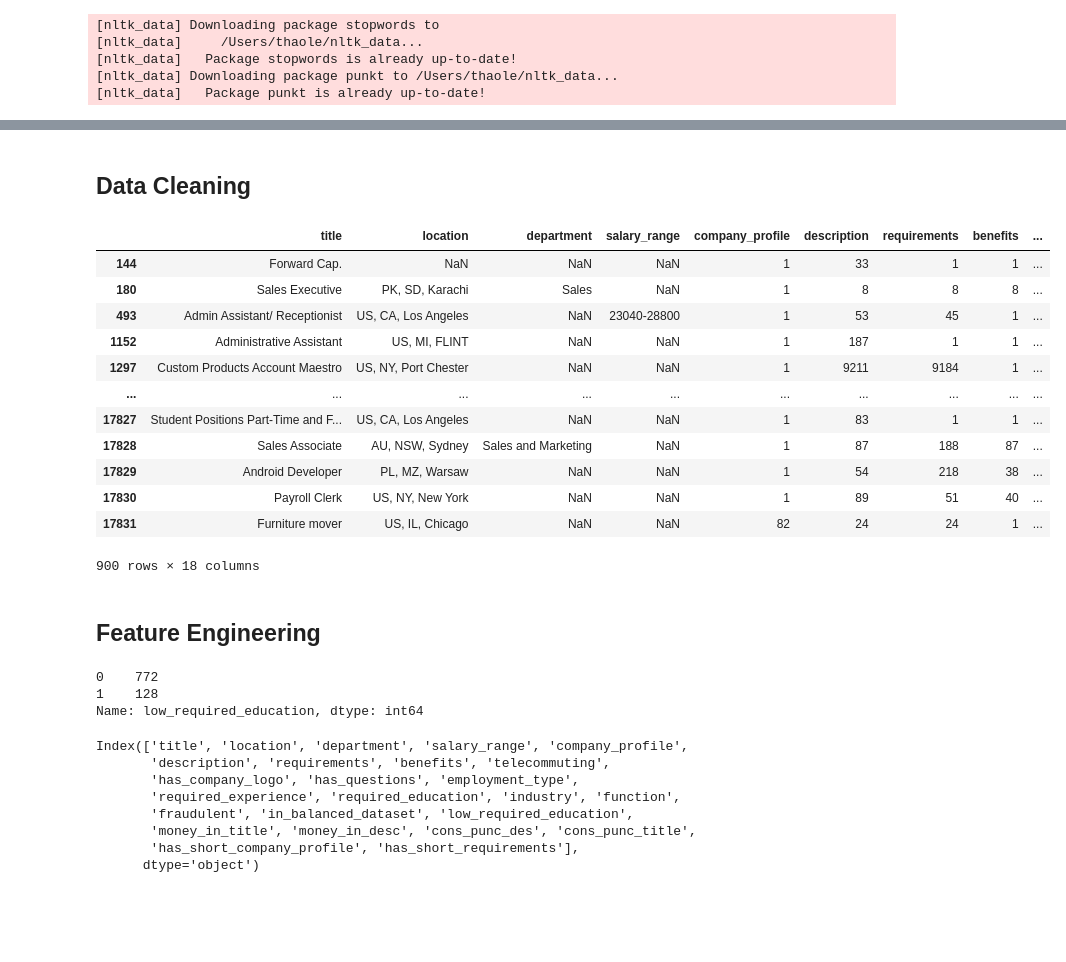
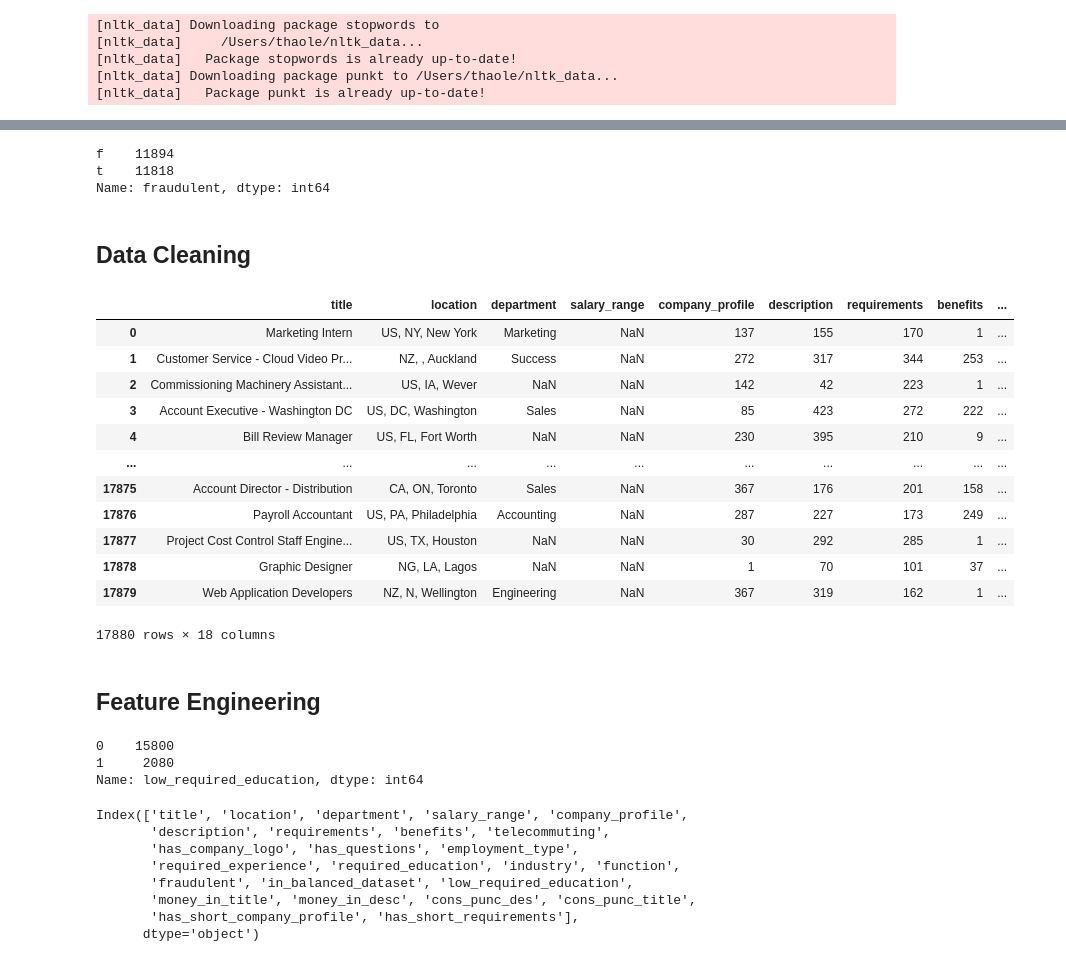
Before and after one commit to thaoyuh/Research_Hackathon, a Jupyter notebook: Data cleaning, Feature Engineering and Feature selection.ipynb, the cells around one changed output, grey strips where cells are left out. Saved outputs shown, nothing was run; the diff lists cells and outputs as text; code cells hidden in the pictures; blank space fills up the shorter version.

```diff
--- a/Data cleaning, Feature Engineering and Feature selection.ipynb
+++ b/Data cleaning, Feature Engineering and Feature selection.ipynb
@@ -43,3 +39,10 @@ balanced_data.to_csv('under_sampled_data.csv', index=False)
+# %%
+df_train_bal = over_sample(df_train)
+df_train_bal['fraudulent'].value_counts()
+# %% [output]
+f    11894
+t    11818
+Name: fraudulent, dtype: int64
 # %% [markdown]
 ## Data Cleaning
 # %%
@@ -79,22 +82,22 @@ def consecutive_punct(list1, list2):
         return 1
     return 0
 # %%
-balanced_data= clean_data(balanced_data)
-balanced_data
+cleaned_data= clean_data(raw_data)
+cleaned_data
 # %% [output]
 |  | title | location | department | salary_range | company_profile | description | requirements | benefits | ... |
-| 144 | Forward Cap. | NaN | NaN | NaN | 1 | 33 | 1 | 1 | ... |
-| 180 | Sales Executive | PK, SD, Karachi | Sales | NaN | 1 | 8 | 8 | 8 | ... |
-| 493 | Admin Assistant/ Receptionist | US, CA, Los Angeles | NaN | 23040-28800 | 1 | 53 | 45 | 1 | ... |
-| 1152 | Administrative Assistant | US, MI, FLINT | NaN | NaN | 1 | 187 | 1 | 1 | ... |
-| 1297 | Custom Products Account Maestro | US, NY, Port Chester | NaN | NaN | 1 | 9211 | 9184 | 1 | ... |
+| 0 | Marketing Intern | US, NY, New York | Marketing | NaN | 137 | 155 | 170 | 1 | ... |
+| 1 | Customer Service - Cloud Video Pr... | NZ, , Auckland | Success | NaN | 272 | 317 | 344 | 253 | ... |
+| 2 | Commissioning Machinery Assistant... | US, IA, Wever | NaN | NaN | 142 | 42 | 223 | 1 | ... |
+| 3 | Account Executive - Washington DC | US, DC, Washington | Sales | NaN | 85 | 423 | 272 | 222 | ... |
+| 4 | Bill Review Manager | US, FL, Fort Worth | NaN | NaN | 230 | 395 | 210 | 9 | ... |
 | ... | ... | ... | ... | ... | ... | ... | ... | ... | ... |
-| 17827 | Student Positions Part-Time and F... | US, CA, Los Angeles | NaN | NaN | 1 | 83 | 1 | 1 | ... |
-| 17828 | Sales Associate | AU, NSW, Sydney | Sales and Marketing | NaN | 1 | 87 | 188 | 87 | ... |
-| 17829 | Android Developer | PL, MZ, Warsaw | NaN | NaN | 1 | 54 | 218 | 38 | ... |
-| 17830 | Payroll Clerk | US, NY, New York | NaN | NaN | 1 | 89 | 51 | 40 | ... |
-| 17831 | Furniture mover | US, IL, Chicago | NaN | NaN | 82 | 24 | 24 | 1 | ... |
+| 17875 | Account Director - Distribution | CA, ON, Toronto | Sales | NaN | 367 | 176 | 201 | 158 | ... |
+| 17876 | Payroll Accountant | US, PA, Philadelphia | Accounting | NaN | 287 | 227 | 173 | 249 | ... |
+| 17877 | Project Cost Control Staff Engine... | US, TX, Houston | NaN | NaN | 30 | 292 | 285 | 1 | ... |
+| 17878 | Graphic Designer | NG, LA, Lagos | NaN | NaN | 1 | 70 | 101 | 37 | ... |
+| 17879 | Web Application Developers | NZ, N, Wellington | Engineering | NaN | 367 | 319 | 162 | 1 | ... |
-900 rows × 18 columns
+17880 rows × 18 columns
 # %% [markdown]
 ## Feature Engineering
 # %%
@@ -104,8 +107,8 @@ balanced_data.loc[balanced_data['required_education'] == ( 'High School or equiv
 # %%
-balanced_data['low_required_education'].value_counts()
+cleaned_data['low_required_education'].value_counts()
 # %% [output]
-0    772
-1    128
+0    15800
+1     2080
 Name: low_required_education, dtype: int64
 # %%
 # feature contains money_in_title, money_in_description
```
Also changed, not shown: parts of 21 cells of this notebook, 5 other files.
